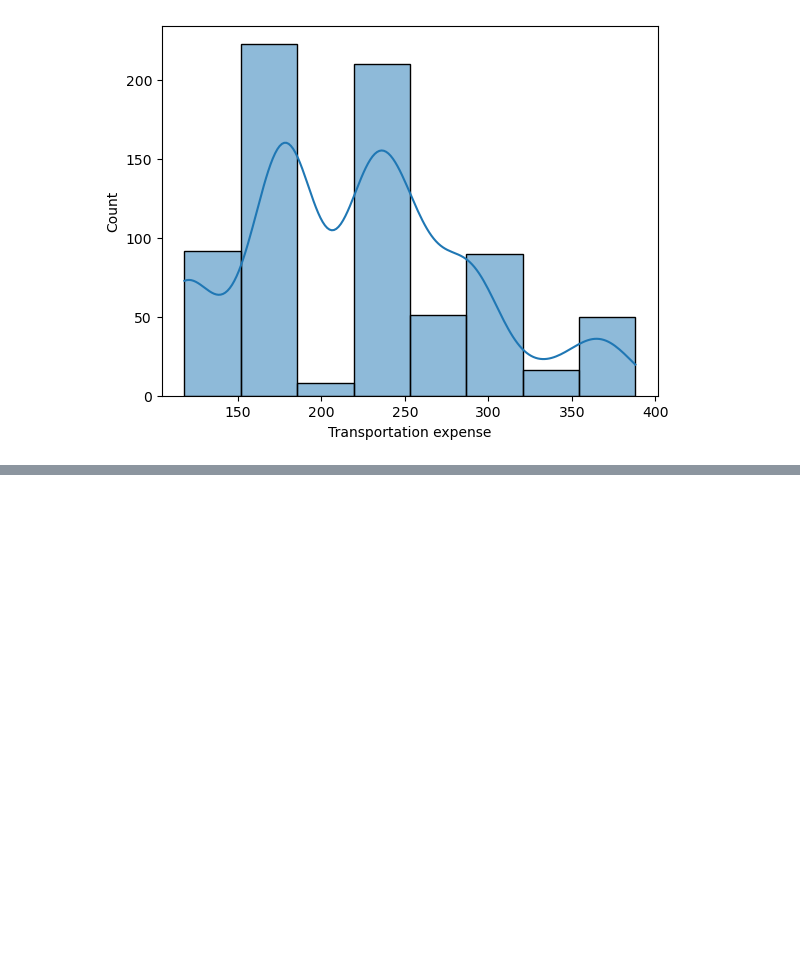
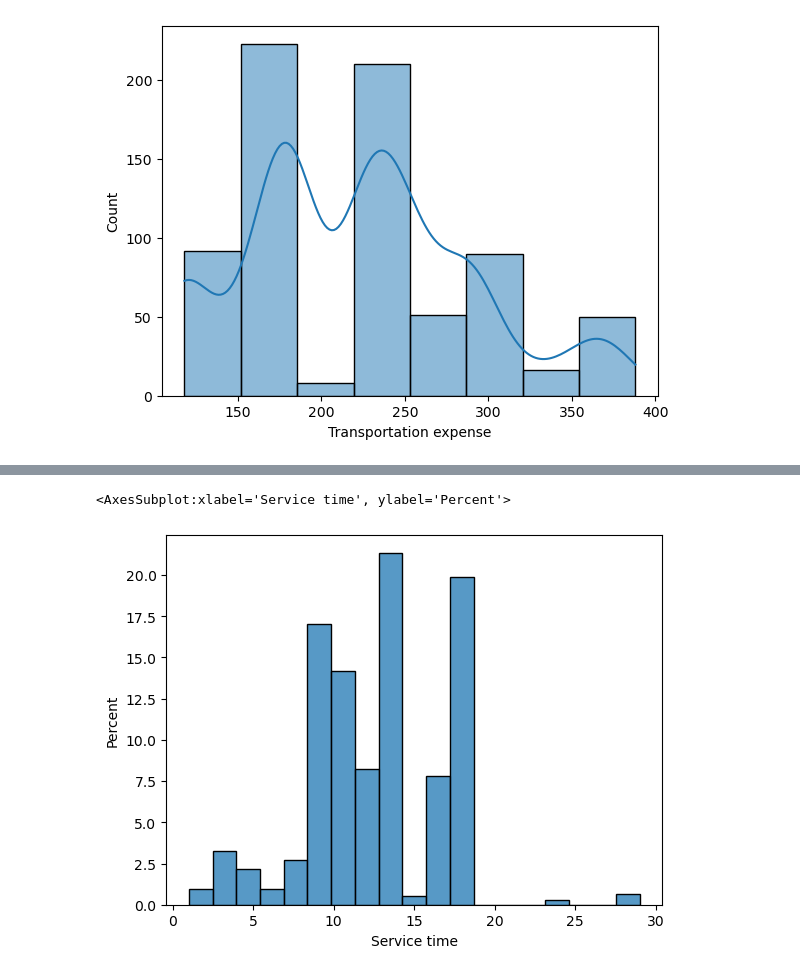
Before and after one commit to opablodantas/UCI-Absenteeism-at-Work-Analysis, a Jupyter notebook: Absenteeism_at_Work_Analysis.ipynb, the cells around one changed output, grey strips where cells are left out. Drawn from its saved outputs; the diff is of its cells as text; code cells hidden in the pictures; blank space fills up the shorter version.

```diff
--- a/Absenteeism_at_Work_Analysis.ipynb
+++ b/Absenteeism_at_Work_Analysis.ipynb
@@ -464,0 +486,5 @@ Name: Transportation expense, dtype: int64
+# %%
+sns.histplot(df['Service time'], stat='percent')
+# %% [output]
+<AxesSubplot:xlabel='Service time', ylabel='Percent'>
+[figure, added]
```
Also changed, not shown: parts of 22 cells of this notebook.
